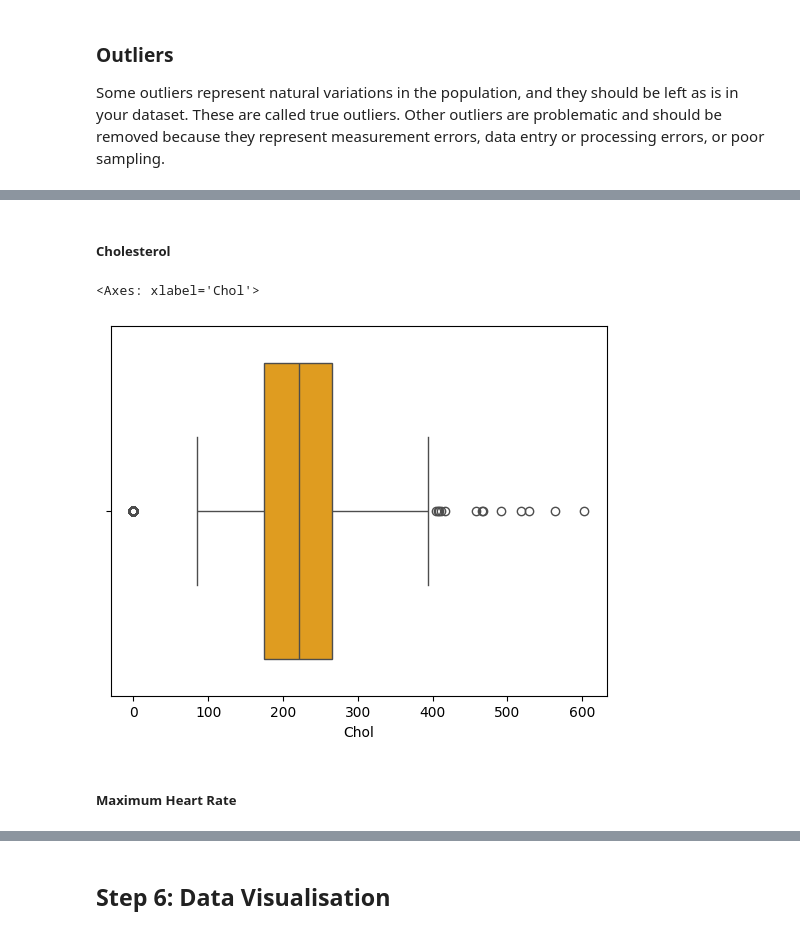
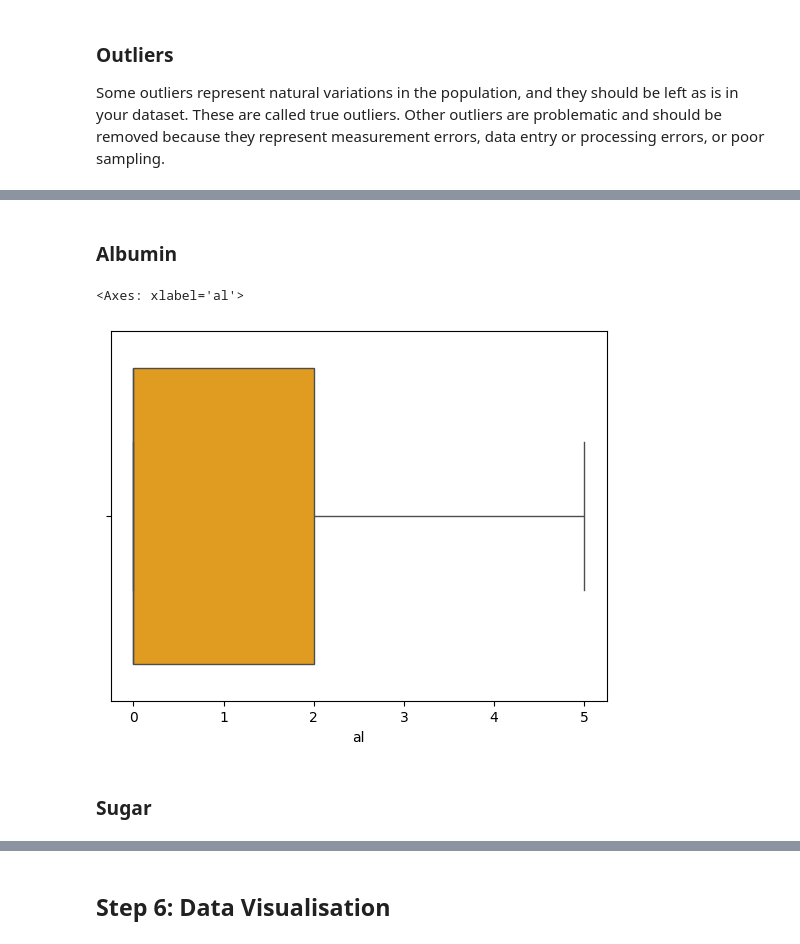
Before and after one commit to SimranS22/Kidney-Disease-Prediction-Model, a Jupyter notebook: Notebook/Kidney-disease-prediction-model.ipynb, the cells around one changed output, grey strips where cells are left out. Drawn from its saved outputs; the diff is of its cells as text; code cells hidden in the pictures.

```diff
--- a/Notebook/Kidney-disease-prediction-model.ipynb
+++ b/Notebook/Kidney-disease-prediction-model.ipynb
@@ -175,6 +173,6 @@ The outliers above are problematic. To have a Resting Blood Pressure of below 10
 # %%
-df = df[df['RestingBP']>=75]
-df = df[df['RestingBP']<=175]
+df = df[df['bp']>=60]
+df = df[df['bp']<=130]
 # %%
 df.shape
 # %% [output]
@@ -182,9 +187,9 @@ df.shape
 # %% [markdown]
-##### Cholesterol
+### Albumin
 # %%
-sns.boxplot(x = 'Chol', data=df, color='orange')
+sns.boxplot(x = 'al', data=df, color='orange')
 # %% [output]
-<Axes: xlabel='Chol'>
+<Axes: xlabel='al'>
-[figure, old version]
+[figure, new version]
-# %% [markdown]
-##### Maximum Heart Rate
+# %% [markdown]
+### Sugar
```
Also changed, not shown: parts of 109 cells of this notebook.
